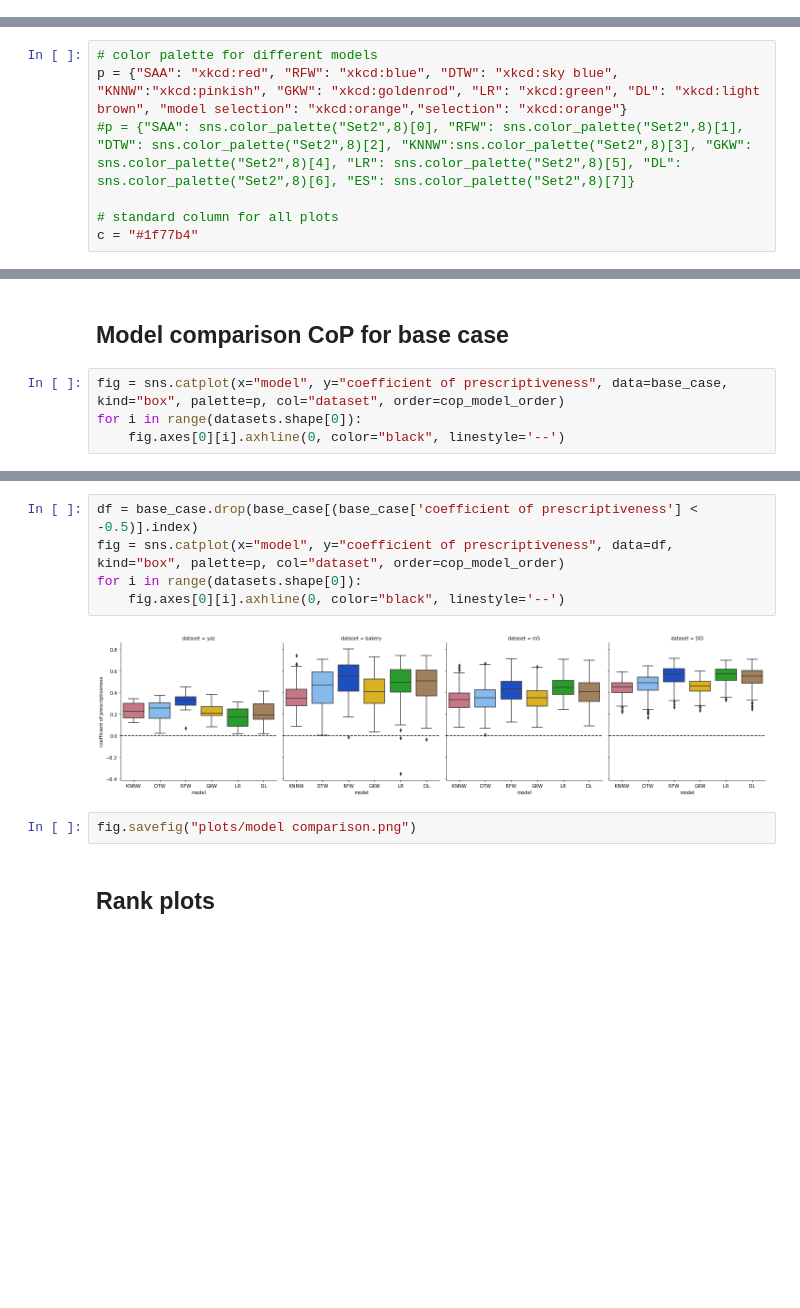
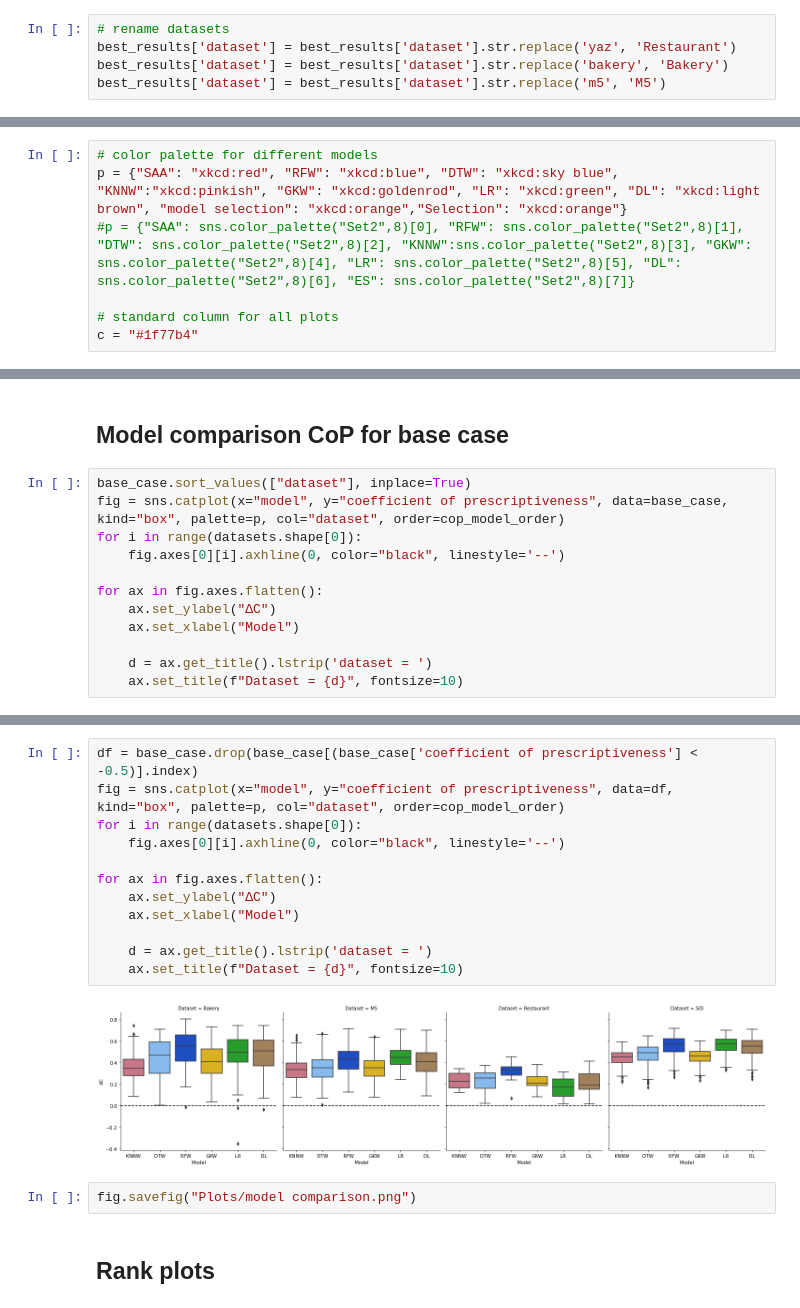
Before and after one commit to d3group/A-structured-evaluation-of-data-driven-newsvendor-approaches, a Jupyter notebook: create_plots.ipynb, the cells around one changed output, grey strips where cells are left out. Saved outputs shown, nothing was run; the diff lists cells and outputs as text; blank space fills up the shorter version.

```diff
--- a/create_plots.ipynb
+++ b/create_plots.ipynb
@@ -27,6 +32,11 @@ best_results['feature combi'] = best_results['feature combi'].map(lambda x: re.s
 best_results['feature combi'] = best_results['feature combi'].str.replace('_m5', '')
 best_results['feature combi'] = best_results['feature combi'].str.replace('_bakery', '')
 best_results['feature combi'] = best_results['feature combi'].str.replace('_yaz', '')
+# %%
+# rename datasets
+best_results['dataset'] = best_results['dataset'].str.replace('yaz', 'Restaurant')
+best_results['dataset'] = best_results['dataset'].str.replace('bakery', 'Bakery')
+best_results['dataset'] = best_results['dataset'].str.replace('m5', 'M5')
 # %%
 best_results.drop(columns=["cu","co"], inplace=True)
 # %%
@@ -80,7 +95,7 @@ model_order = ["SAA", "KNNW", "DTW", "RFW", "GKW", "LR", "DL"]
 cop_model_order = ["KNNW", "DTW", "RFW", "GKW", "LR", "DL"]
 # %%
 # color palette for different models
-p = {"SAA": "xkcd:red", "RFW": "xkcd:blue", "DTW": "xkcd:sky blue", "KNNW":"xkcd:pinkish", "GKW": "xkcd:goldenrod", "LR": "xkcd:green", "DL": "xkcd:light brown", "model selection": "xkcd:orange","selection": "xkcd:orange"}
+p = {"SAA": "xkcd:red", "RFW": "xkcd:blue", "DTW": "xkcd:sky blue", "KNNW":"xkcd:pinkish", "GKW": "xkcd:goldenrod", "LR": "xkcd:green", "DL": "xkcd:light brown", "model selection": "xkcd:orange","Selection": "xkcd:orange"}
 #p = {"SAA": sns.color_palette("Set2",8)[0], "RFW": sns.color_palette("Set2",8)[1], "DTW": sns.color_palette("Set2",8)[2], "KNNW":sns.color_palette("Set2",8)[3], "GKW": sns.color_palette("Set2",8)[4], "LR": sns.color_palette("Set2",8)[5], "DL": sns.color_palette("Set2",8)[6], "ES": sns.color_palette("Set2",8)[7]}
 
 # standard column for all plots
@@ -90,7 +105,15 @@ c = "#1f77b4"
 # %% [markdown]
 ## Model comparison CoP for base case
 # %%
+base_case.sort_values(["dataset"], inplace=True)
 fig = sns.catplot(x="model", y="coefficient of prescriptiveness", data=base_case, kind="box", palette=p, col="dataset", order=cop_model_order)
 for i in range(datasets.shape[0]):
     fig.axes[0][i].axhline(0, color="black", linestyle='--')
+
+for ax in fig.axes.flatten():
+    ax.set_ylabel("∆C")
+    ax.set_xlabel("Model")
+
+    d = ax.get_title().lstrip('dataset = ')
+    ax.set_title(f"Dataset = {d}", fontsize=10)
 # %% [output]
@@ -98,12 +125,19 @@ for i in range(datasets.shape[0]):
 # %%
 df = base_case.drop(base_case[(base_case['coefficient of prescriptiveness'] < -0.5)].index)
 fig = sns.catplot(x="model", y="coefficient of prescriptiveness", data=df, kind="box", palette=p, col="dataset", order=cop_model_order)
 for i in range(datasets.shape[0]):
     fig.axes[0][i].axhline(0, color="black", linestyle='--')
+
+for ax in fig.axes.flatten():
+    ax.set_ylabel("∆C")
+    ax.set_xlabel("Model")
+
+    d = ax.get_title().lstrip('dataset = ')
+    ax.set_title(f"Dataset = {d}", fontsize=10)
 # %% [output]
-[figure, old version]
+[figure, new version]
 # %%
-fig.savefig("plots/model comparison.png")
+fig.savefig("Plots/model comparison.png")
 # %% [markdown]
 ## Rank plots
 # %% [markdown]
```
Also changed, not shown: parts of 24 cells of this notebook, 16 other files.
